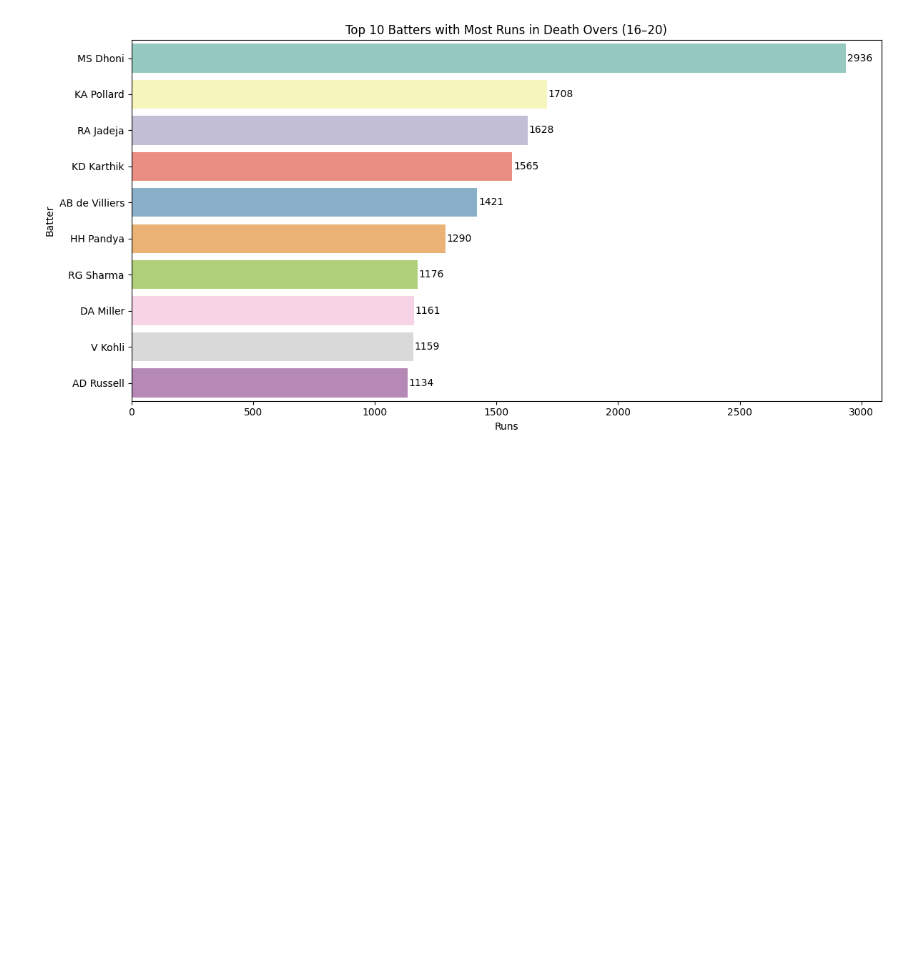
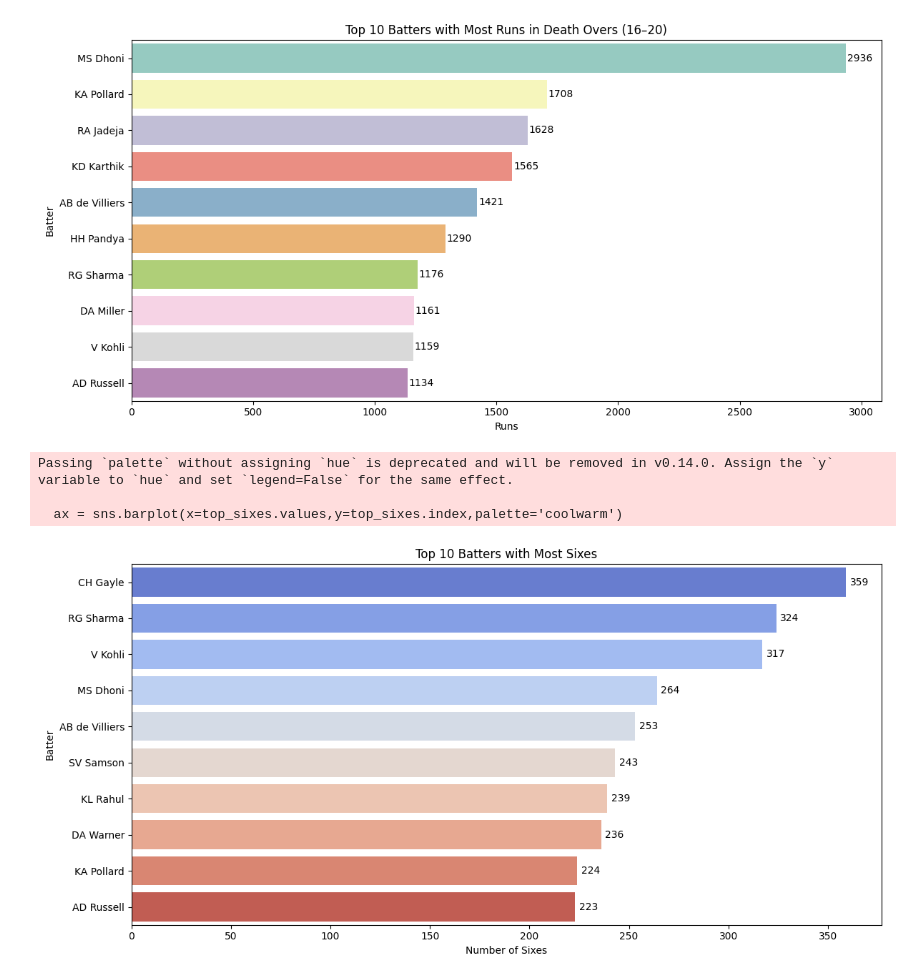
Before and after one commit to samifahim07/Smart-Cricket-Analytics-Ball-by-Ball-Event-Prediction-using-Machine-Learning, a Jupyter notebook: smart_analysis.ipynb, the cells around one changed output. Saved outputs shown, nothing was run; the diff lists cells and outputs as text; code cells hidden in the pictures; blank space fills up the shorter version.

```diff
--- a/smart_analysis.ipynb
+++ b/smart_analysis.ipynb
@@ -405,10 +405,25 @@ Passing `palette` without assigning `hue` is deprecated and will be removed in v
   ax = sns.barplot(x=death_runs.values,y=death_runs.index,palette='Set3')
 [figure]
 # %%
-top_sixes = (
-    df[df['BatsmanRun']==6]
-    .groupby('Batter')
-    .size()
-    .sort_values(ascending=False)
-    .head(10)
-)
+top_sixes = (df[df['BatsmanRun']==6].groupby('Batter').size().sort_values(ascending=False).head(10))
+
+
+plt.figure(figsize=(12, 6))
+
+ax = sns.barplot(x=top_sixes.values,y=top_sixes.index,palette='coolwarm')
+
+# Value labels
+for i, value in enumerate(top_sixes.values):
+    ax.text(value + 2, i, str(value), va='center', fontsize=10)
+
+plt.title("Top 10 Batters with Most Sixes")
+plt.xlabel("Number of Sixes")
+plt.ylabel("Batter")
+
+plt.tight_layout()
+plt.show()
+# %% [output]
+Passing `palette` without assigning `hue` is deprecated and will be removed in v0.14.0. Assign the `y` variable to `hue` and set `legend=False` for the same effect.
+
+  ax = sns.barplot(x=top_sixes.values,y=top_sixes.index,palette='coolwarm')
+[figure, added]
```
